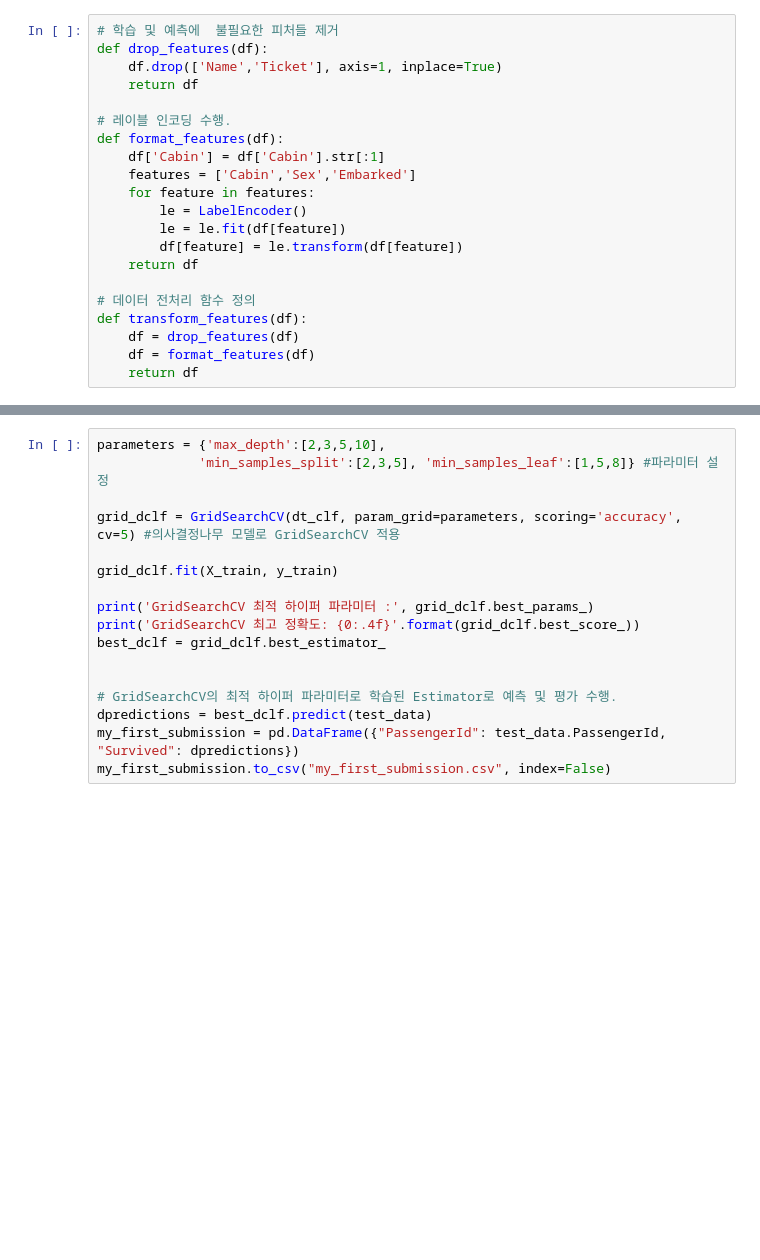
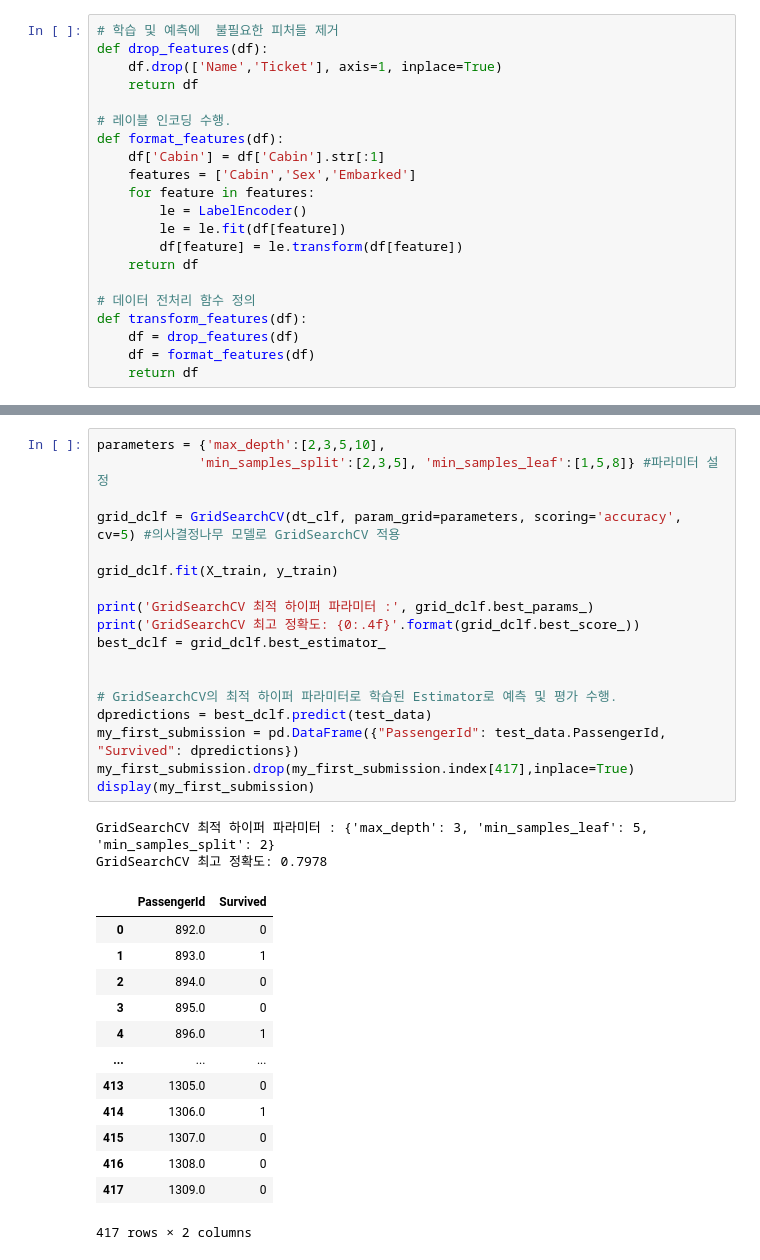
Before and after one commit to chlwldns00/scikitlearn-, a Jupyter notebook: titanic-disaster-competition.ipynb, the cells around one changed output, grey strips where cells are left out. Saved outputs shown, nothing was run; the diff lists cells and outputs as text; blank space fills up the shorter version.

```diff
--- a/titanic-disaster-competition.ipynb
+++ b/titanic-disaster-competition.ipynb
@@ -119,17 +229,34 @@ print("평균 정확도: {0:.4f}".format(np.mean(scores)))
 # %%
 parameters = {'max_depth':[2,3,5,10],
              'min_samples_split':[2,3,5], 'min_samples_leaf':[1,5,8]} #파라미터 설정
 
 grid_dclf = GridSearchCV(dt_clf, param_grid=parameters, scoring='accuracy', cv=5) #의사결정나무 모델로 GridSearchCV 적용
 
 grid_dclf.fit(X_train, y_train)
 
 print('GridSearchCV 최적 하이퍼 파라미터 :', grid_dclf.best_params_)
 print('GridSearchCV 최고 정확도: {0:.4f}'.format(grid_dclf.best_score_))
 best_dclf = grid_dclf.best_estimator_
 
 
 # GridSearchCV의 최적 하이퍼 파라미터로 학습된 Estimator로 예측 및 평가 수행.
 dpredictions = best_dclf.predict(test_data)
 my_first_submission = pd.DataFrame({"PassengerId": test_data.PassengerId, "Survived": dpredictions})
-my_first_submission.to_csv("my_first_submission.csv", index=False)
+my_first_submission.drop(my_first_submission.index[417],inplace=True)
+display(my_first_submission)
+# %% [output]
+GridSearchCV 최적 하이퍼 파라미터 : {'max_depth': 3, 'min_samples_leaf': 5, 'min_samples_split': 2}
+GridSearchCV 최고 정확도: 0.7978
+|  | PassengerId | Survived |
+| 0 | 892.0 | 0 |
+| 1 | 893.0 | 1 |
+| 2 | 894.0 | 0 |
+| 3 | 895.0 | 0 |
+| 4 | 896.0 | 1 |
+| ... | ... | ... |
+| 413 | 1305.0 | 0 |
+| 414 | 1306.0 | 1 |
+| 415 | 1307.0 | 0 |
+| 416 | 1308.0 | 0 |
+| 417 | 1309.0 | 0 |
+417 rows × 2 columns
```
Also changed, not shown: parts of 13 cells of this notebook.
